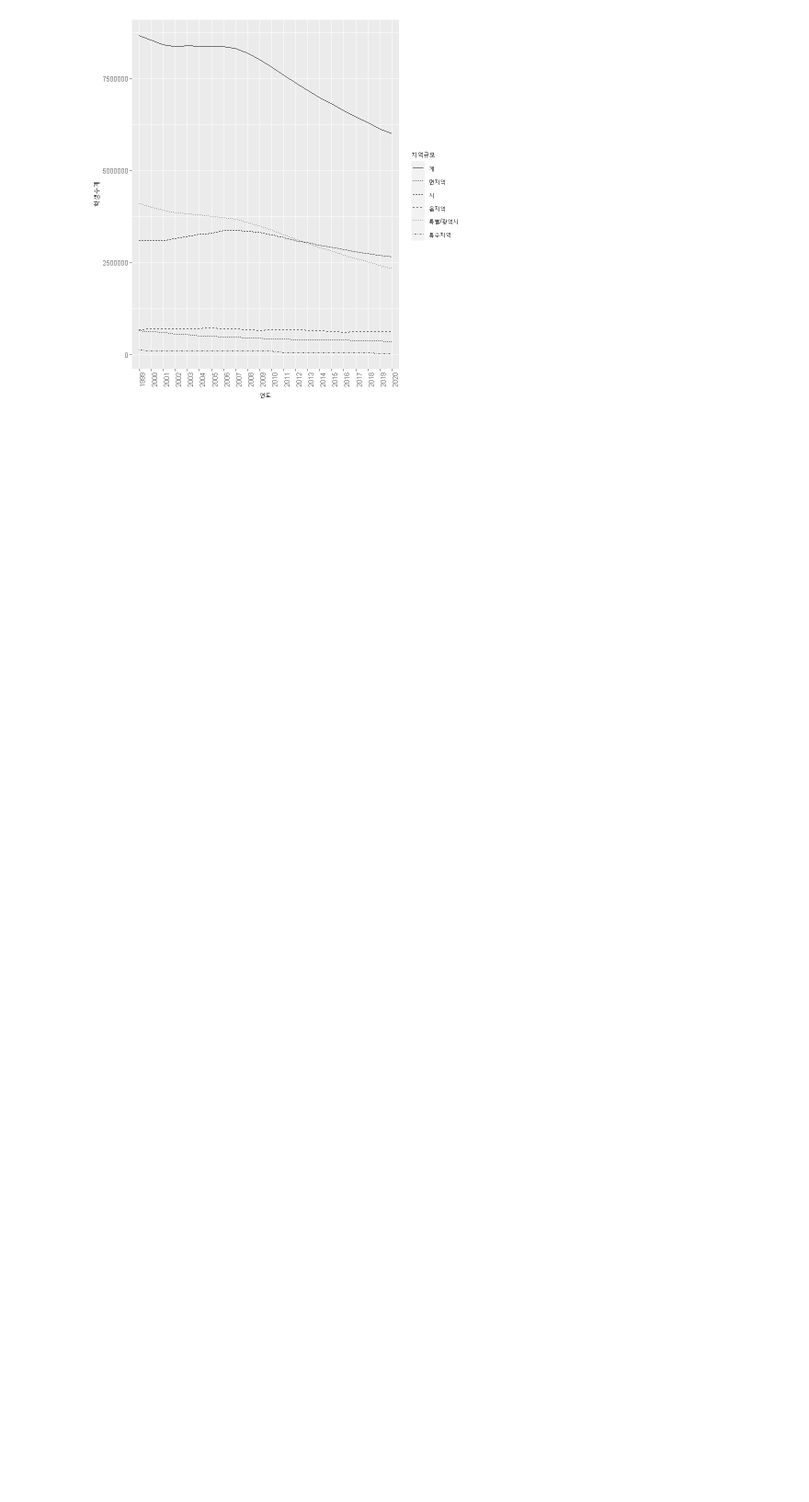
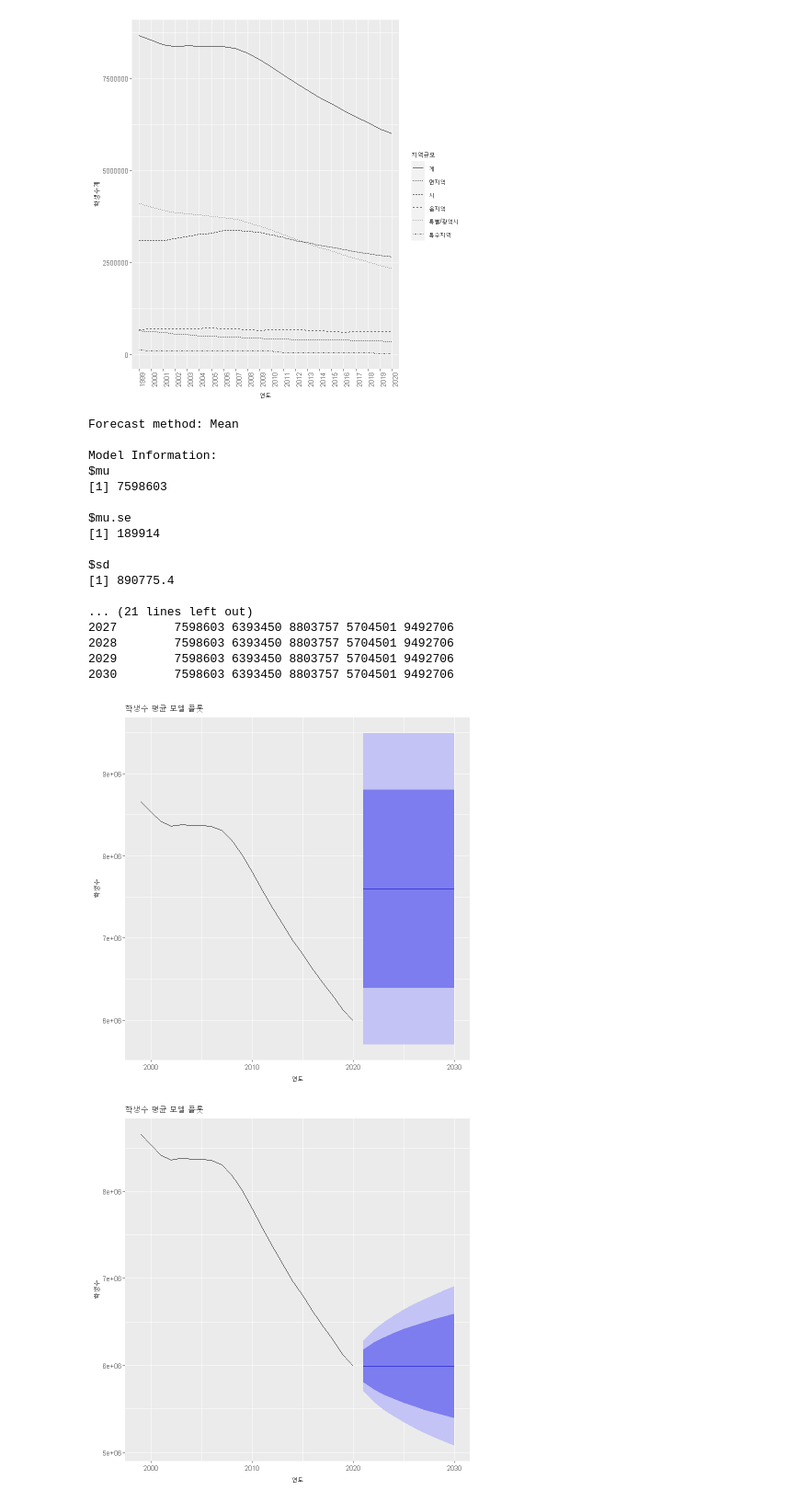
Before and after one commit to srkwon/analysis, a Jupyter notebook: data-analysis-2021/1.ADP실기/통계,시계열분석/20211107.ipynb, the cells around one changed output. Shown: that part at 92% size. Cells and saved outputs as stored; diff of their text form; code cells hidden in the pictures; blank space fills up the shorter version.

```diff
--- a/data-analysis-2021/1.ADP실기/통계,시계열분석/20211107.ipynb
+++ b/data-analysis-2021/1.ADP실기/통계,시계열분석/20211107.ipynb
@@ -155,3 +155,33 @@ A tibble: 6 × 17
 | 2004-01-01 | 8371630 | 541713 | 4116195 | 1933543 | 1746560 | 1232010 | 514550 | 0 | 0 | 0 | 0 | ... |
 [figure]
 [figure]
+# %%
+library(forecast)
+# 평균 모델 => 전체 데이터의 평균값으로 예측
+summary(meanf(students.ts[, 2]))
+
+autoplot(meanf(students.ts[, 2]), main = '학생수 평균 모델 플롯', xlab = '연도', ylab = '학생수')
+
+# 단순모델 => 데이터의 마지막 값이 미래에도 지속될 것이라는 가정 하에 예측
+
+students.ts[, 2] %>% naive() %>% autoplot(main = '학생수 평균 모델 플롯', xlab = '연도', ylab = '학생수')
+# %% [output]
+Forecast method: Mean
+
+Model Information:
+$mu
+[1] 7598603
+
+$mu.se
+[1] 189914
+
+$sd
+[1] 890775.4
+
+... (21 lines left out)
+2027        7598603 6393450 8803757 5704501 9492706
+2028        7598603 6393450 8803757 5704501 9492706
+2029        7598603 6393450 8803757 5704501 9492706
+2030        7598603 6393450 8803757 5704501 9492706
+[figure, added]
+[figure, added]
```
